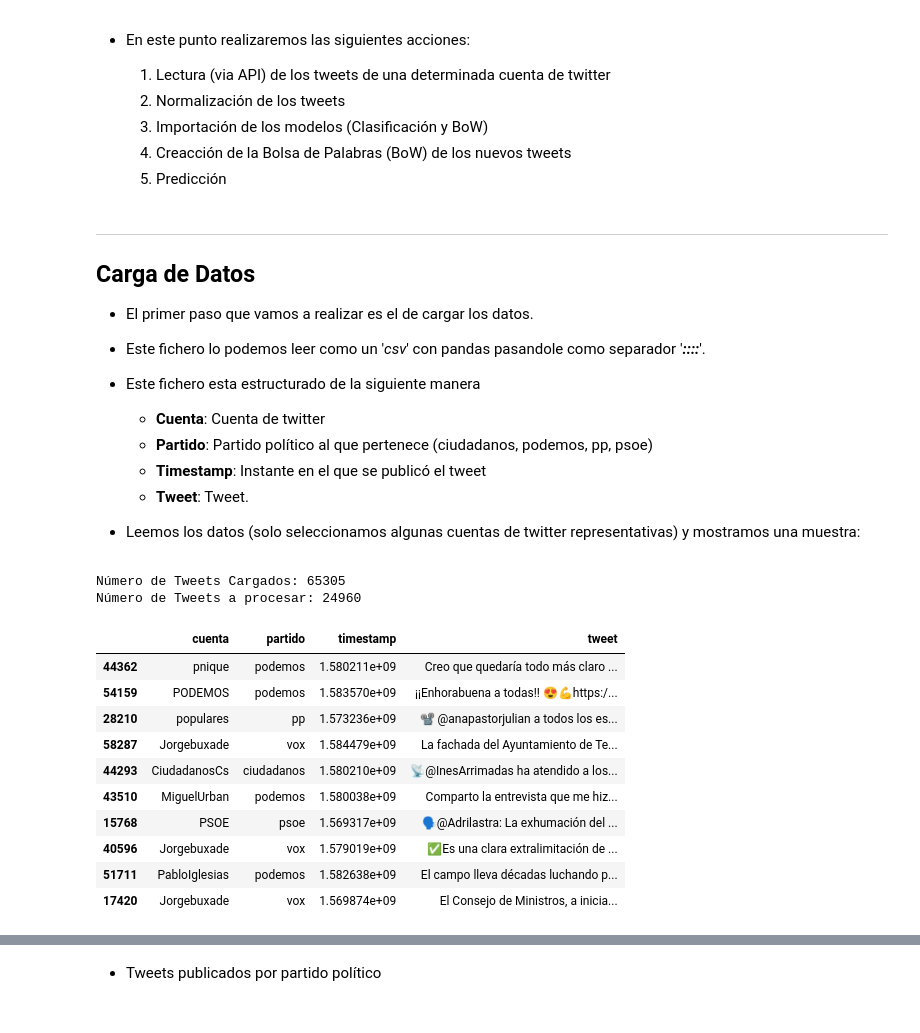
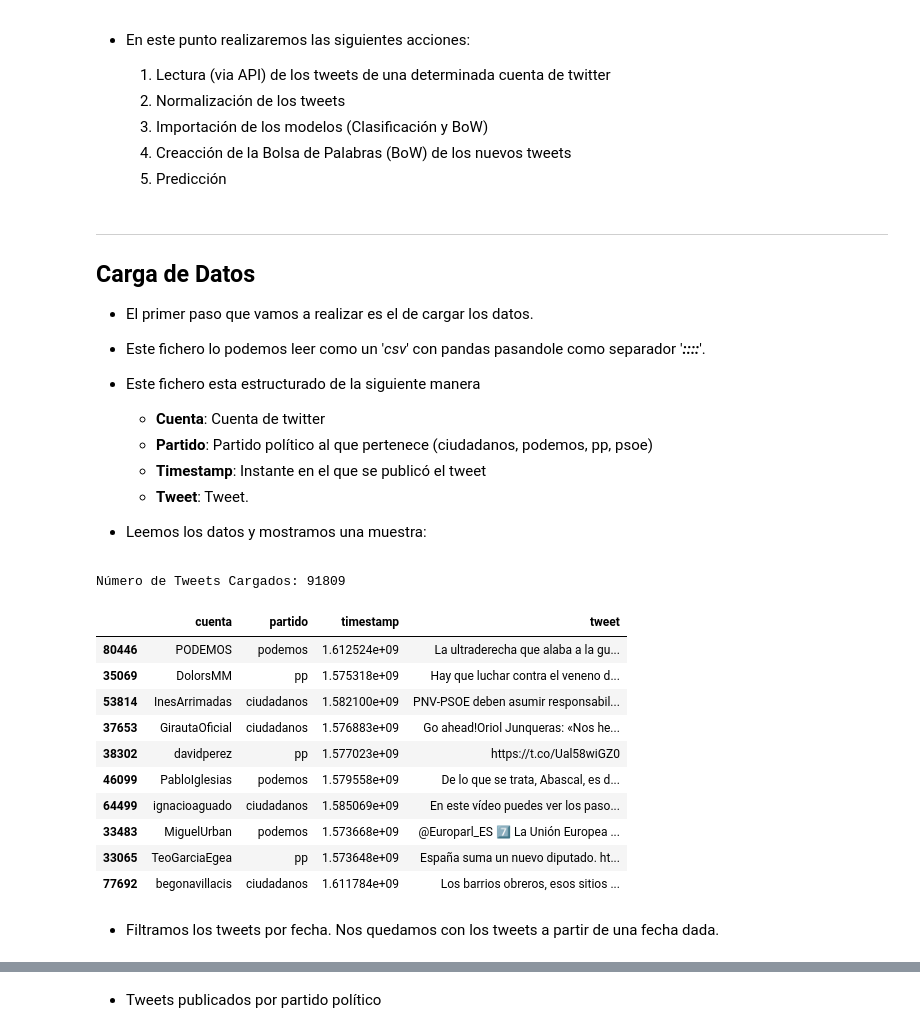
Before and after one commit to RicardoMoya/NLP_with_Python, a Jupyter notebook: 13_PoC_Tendencias_Politicas_Twitter_Generacion_Exportacion_Modelos.ipynb, the cells around one changed output, grey strips where cells are left out. Saved outputs shown, nothing was run; the diff lists cells and outputs as text; code cells hidden in the pictures.

```diff
--- a/13_PoC_Tendencias_Politicas_Twitter_Generacion_Exportacion_Modelos.ipynb
+++ b/13_PoC_Tendencias_Politicas_Twitter_Generacion_Exportacion_Modelos.ipynb
@@ -72,39 +72,30 @@
     - **Tweet**: Tweet.
 
 
-* Leemos los datos (solo seleccionamos algunas cuentas de twitter representativas) y mostramos una muestra:
+* Leemos los datos y mostramos una muestra:
 # %%
 import pandas as pd
 
-TWEETS_FILE = './data/tweets_politica_5P.csv'
-df = pd.read_csv(TWEETS_FILE, sep='::::', engine='python')
+TWEETS_FILE = './data/tweets_politica.csv'
+df = pd.read_csv(TWEETS_FILE, sep='::::', engine='python', error_bad_lines=False)
 
 # Eliminamos los tweets que tengan algún valor a nulo
 df = df.dropna()
 print('Número de Tweets Cargados: {num}'.format(num=df.shape[0]))
 
-# Filtramos las cuentas de los partidos politicos y representantes
-CUENTAS = ["PSOE", "sanchezcastejon",
-           "populares", "pablocasado_",
-           "vox_es", "Santi_ABASCAL", "Jorgebuxade",
-           "PODEMOS", "PabloIglesias", "MiguelUrban", "pnique", "TeresaRodr_",
-           "CiudadanosCs", "InesArrimadas"]
-df = df[df['cuenta'].isin(CUENTAS)]
-
-# Imprimimos el número de tweets a procesar
-print('Número de Tweets a procesar: {num}'.format(num=df.shape[0]))
 df.sample(10)
 # %% [output]
-Número de Tweets Cargados: 65305
-Número de Tweets a procesar: 24960
+Número de Tweets Cargados: 91809
 |  | cuenta | partido | timestamp | tweet |
-| 44362 | pnique | podemos | 1.580211e+09 | Creo que quedaría todo más claro ... |
-| 54159 | PODEMOS | podemos | 1.583570e+09 | ¡¡Enhorabuena a todas!! 😍💪https:/... |
-| 28210 | populares | pp | 1.573236e+09 | 📽 @anapastorjulian a todos los es... |
-| 58287 | Jorgebuxade | vox | 1.584479e+09 | La fachada del Ayuntamiento de Te... |
-| 44293 | CiudadanosCs | ciudadanos | 1.580210e+09 | 📡@InesArrimadas ha atendido a los... |
-| 43510 | MiguelUrban | podemos | 1.580038e+09 | Comparto la entrevista que me hiz... |
-| 15768 | PSOE | psoe | 1.569317e+09 | 🗣️@Adrilastra: La exhumación del ... |
-| 40596 | Jorgebuxade | vox | 1.579019e+09 | ✅Es una clara extralimitación de ... |
-| 51711 | PabloIglesias | podemos | 1.582638e+09 | El campo lleva décadas luchando p... |
-| 17420 | Jorgebuxade | vox | 1.569874e+09 | El Consejo de Ministros, a inicia... |
+| 80446 | PODEMOS | podemos | 1.612524e+09 | La ultraderecha que alaba a la gu... |
+| 35069 | DolorsMM | pp | 1.575318e+09 | Hay que luchar contra el veneno d... |
+| 53814 | InesArrimadas | ciudadanos | 1.582100e+09 | PNV-PSOE deben asumir responsabil... |
+| 37653 | GirautaOficial | ciudadanos | 1.576883e+09 | Go ahead!Oriol Junqueras: «Nos he... |
+| 38302 | davidperez | pp | 1.577023e+09 | https://t.co/Ual58wiGZ0 |
+| 46099 | PabloIglesias | podemos | 1.579558e+09 | De lo que se trata, Abascal, es d... |
+| 64499 | ignacioaguado | ciudadanos | 1.585069e+09 | En este vídeo puedes ver los paso... |
+| 33483 | MiguelUrban | podemos | 1.573668e+09 | @Europarl_ES 7⃣ La Unión Europea ... |
+| 33065 | TeoGarciaEgea | pp | 1.573648e+09 | España suma un nuevo diputado. ht... |
+| 77692 | begonavillacis | ciudadanos | 1.611784e+09 | Los barrios obreros, esos sitios ... |
+# %% [markdown]
+* Filtramos los tweets por fecha. Nos quedamos con los tweets a partir de una fecha dada.
```
Also changed, not shown: parts of 15 cells of this notebook, 33 other files.
